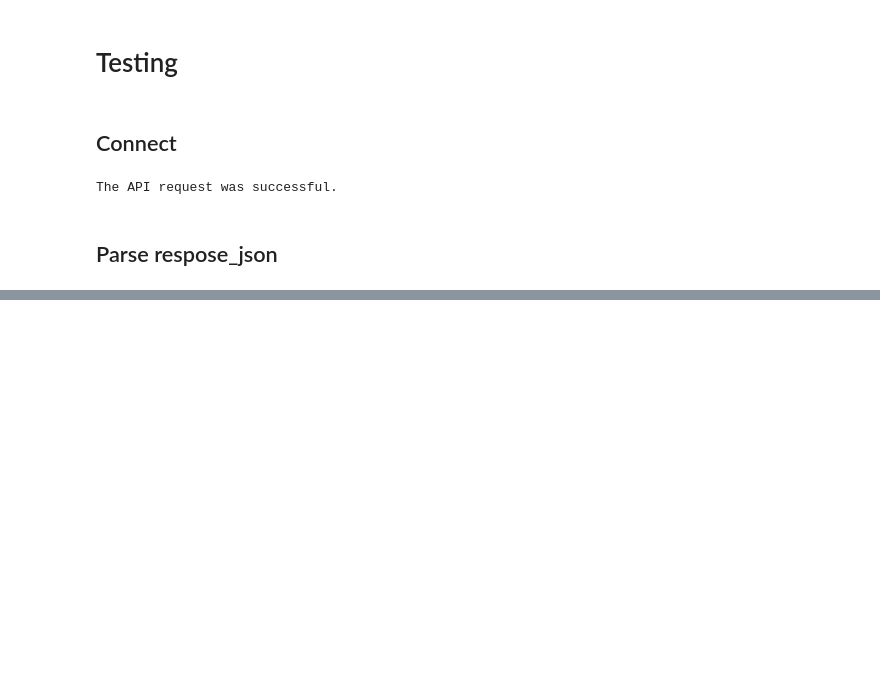
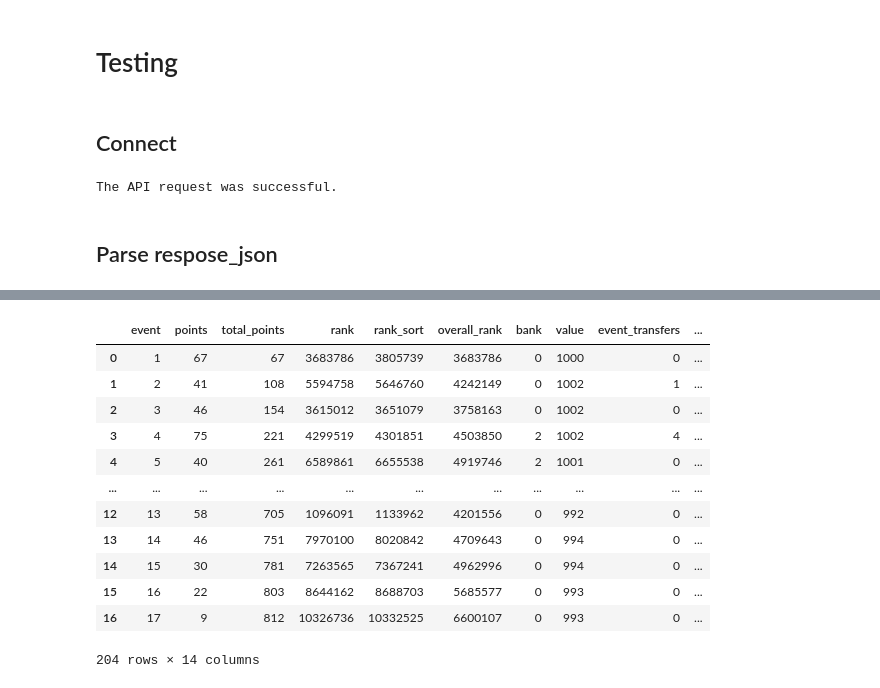
Before and after one commit to RACollins/fpl-forecast-optimise, a Jupyter notebook: notebooks/2.0-fpl-api-playground.ipynb, the cells around one changed output, grey strips where cells are left out. Saved outputs shown, nothing was run; the diff lists cells and outputs as text; code cells hidden in the pictures; blank space fills up the shorter version.

```diff
--- a/notebooks/2.0-fpl-api-playground.ipynb
+++ b/notebooks/2.0-fpl-api-playground.ipynb
@@ -65,0 +69,42 @@ league_df
+# %%
+colours_list = [
+    "tab:blue",
+    "tab:orange",
+    "tab:green",
+    "tab:red",
+    "tab:purple",
+    "tab:brown",
+    "tab:pink",
+    "tabb:grey",
+    "tab:olive",
+    "tab:cyan",
+    "m",
+    "y",
+]
+colours_map = {}
+all_gws_df_list = []
+for i, manager_id in enumerate(league_df["entry"]):
+    respose = requests.get(all_gws_url_template.format(manager_id=manager_id))
+    all_gws_respose_json = respose.json()
+    all_gws_df = pd.DataFrame(all_gws_respose_json["current"])
+    all_gws_df["entry"] = manager_id
+    all_gws_df["entry_name"] = league_df.loc[i, "entry_name"]
+    all_gws_df["player_name"] = league_df.loc[i, "player_name"]
+    colours_map[league_df.loc[i, "player_name"]] = colours_list[i]
+    all_gws_df_list.append(all_gws_df)
+all_managers_all_gws_df = pd.concat(all_gws_df_list)
+all_managers_all_gws_df
+# %% [output]
+|  | event | points | total_points | rank | rank_sort | overall_rank | bank | value | event_transfers | ... |
+| 0 | 1 | 67 | 67 | 3683786 | 3805739 | 3683786 | 0 | 1000 | 0 | ... |
+| 1 | 2 | 41 | 108 | 5594758 | 5646760 | 4242149 | 0 | 1002 | 1 | ... |
+| 2 | 3 | 46 | 154 | 3615012 | 3651079 | 3758163 | 0 | 1002 | 0 | ... |
+| 3 | 4 | 75 | 221 | 4299519 | 4301851 | 4503850 | 2 | 1002 | 4 | ... |
+| 4 | 5 | 40 | 261 | 6589861 | 6655538 | 4919746 | 2 | 1001 | 0 | ... |
+| ... | ... | ... | ... | ... | ... | ... | ... | ... | ... | ... |
+| 12 | 13 | 58 | 705 | 1096091 | 1133962 | 4201556 | 0 | 992 | 0 | ... |
+| 13 | 14 | 46 | 751 | 7970100 | 8020842 | 4709643 | 0 | 994 | 0 | ... |
+| 14 | 15 | 30 | 781 | 7263565 | 7367241 | 4962996 | 0 | 994 | 0 | ... |
+| 15 | 16 | 22 | 803 | 8644162 | 8688703 | 5685577 | 0 | 993 | 0 | ... |
+| 16 | 17 | 9 | 812 | 10326736 | 10332525 | 6600107 | 0 | 993 | 0 | ... |
+204 rows × 14 columns
```
Also changed, not shown: parts of 6 cells of this notebook.
